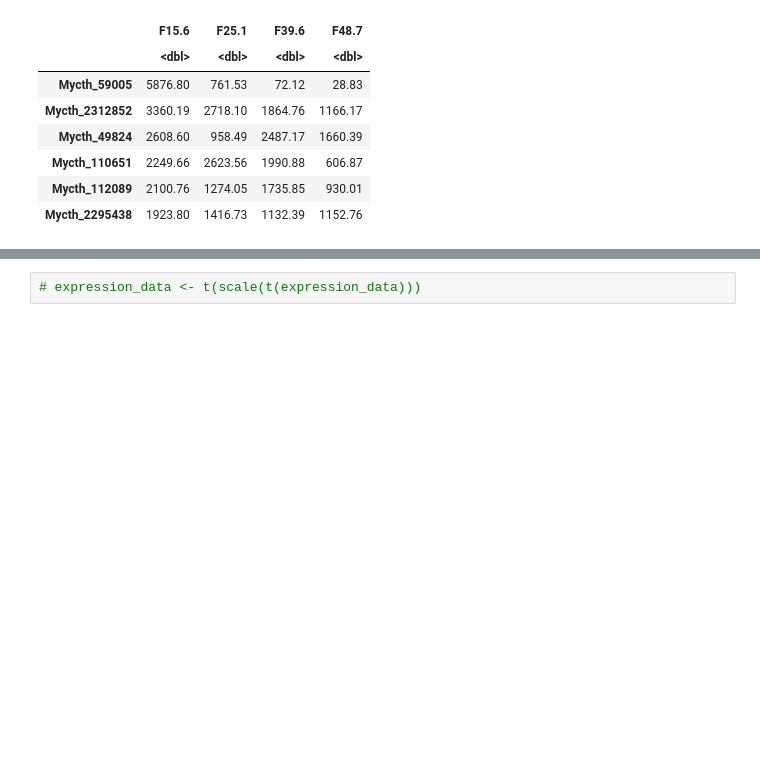
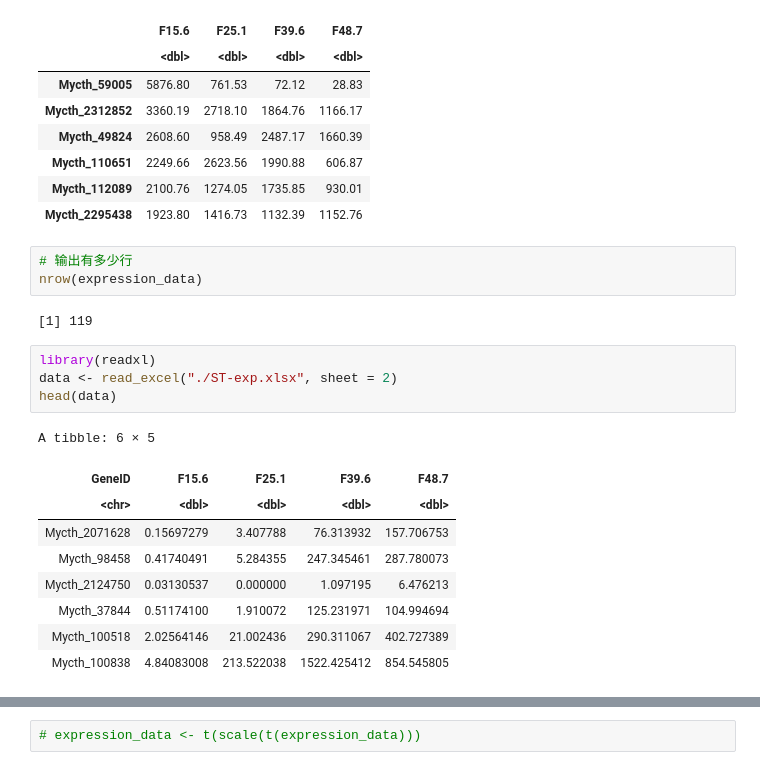
Before and after one commit to dongchen1998/code, a Jupyter notebook: lab/ST/heatmap/pheatmap.ipynb, the cells around one changed output, grey strips where cells are left out. Drawn from its saved outputs; the diff is of its cells as text; blank space fills up the shorter version.

```diff
--- a/lab/ST/heatmap/pheatmap.ipynb
+++ b/lab/ST/heatmap/pheatmap.ipynb
@@ -59,3 +79,22 @@ A data.frame: 6 × 4
 | Mycth_110651 | 2249.66 | 2623.56 | 1990.88 | 606.87 |
 | Mycth_112089 | 2100.76 | 1274.05 | 1735.85 | 930.01 |
 | Mycth_2295438 | 1923.80 | 1416.73 | 1132.39 | 1152.76 |
+# %%
+# 输出有多少行
+nrow(expression_data)
+# %% [output]
+[1] 119
+# %%
+library(readxl)
+data <- read_excel("./ST-exp.xlsx", sheet = 2)
+head(data)
+# %% [output]
+A tibble: 6 × 5
+| GeneID | F15.6 | F25.1 | F39.6 | F48.7 |
+| <chr> | <dbl> | <dbl> | <dbl> | <dbl> |
+| Mycth_2071628 | 0.15697279 | 3.407788 | 76.313932 | 157.706753 |
+| Mycth_98458 | 0.41740491 | 5.284355 | 247.345461 | 287.780073 |
+| Mycth_2124750 | 0.03130537 | 0.000000 | 1.097195 | 6.476213 |
+| Mycth_37844 | 0.51174100 | 1.910072 | 125.231971 | 104.994694 |
+| Mycth_100518 | 2.02564146 | 21.002436 | 290.311067 | 402.727389 |
+| Mycth_100838 | 4.84083008 | 213.522038 | 1522.425412 | 854.545805 |
```
Also changed, not shown: parts of 10 cells of this notebook, 4 other files.
